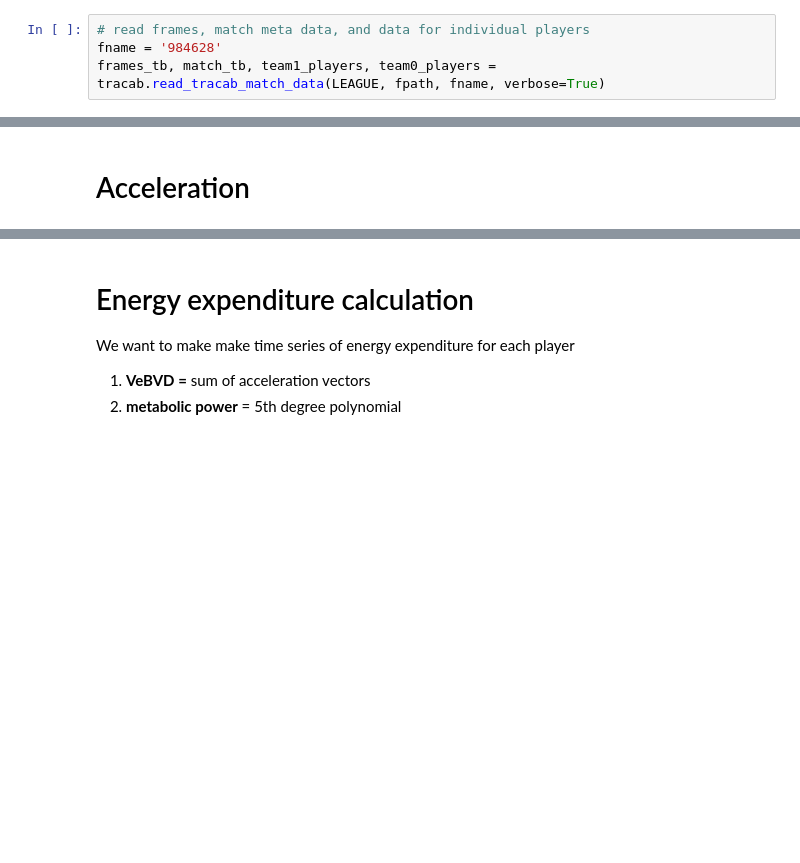
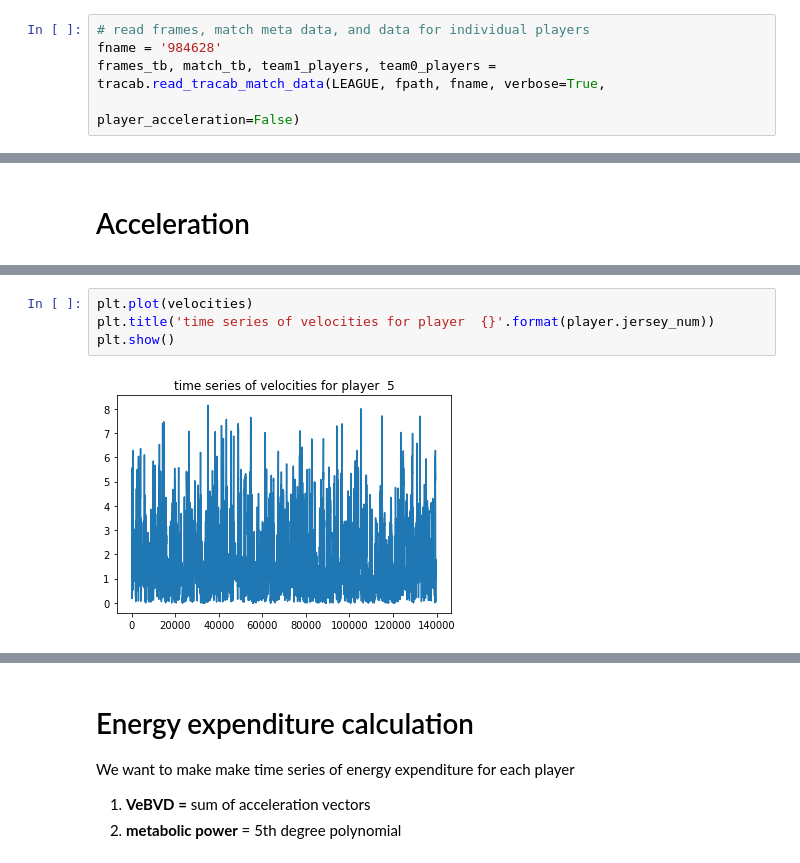
Before and after one commit to Jbalkan/SoccerTrackingData3, a Jupyter notebook: 2_energy_expenditure.ipynb, the cells around one changed output, grey strips where cells are left out. Saved outputs shown, nothing was run; the diff lists cells and outputs as text; blank space fills up the shorter version.

```diff
--- a/2_energy_expenditure.ipynb
+++ b/2_energy_expenditure.ipynb
@@ -27,7 +29,8 @@ LEAGUE = 'DSL'
 # %%
 # read frames, match meta data, and data for individual players
 fname = '984628'
-frames_tb, match_tb, team1_players, team0_players = tracab.read_tracab_match_data(LEAGUE, fpath, fname, verbose=True)
+frames_tb, match_tb, team1_players, team0_players = tracab.read_tracab_match_data(LEAGUE, fpath, fname, verbose=True,
+                                                                                    player_acceleration=False)
 # %% [output]
 Reading match metadata
 Reading match tracking data
@@ -77,0 +120,6 @@ accelerations = helpers.get_all_values(player, 'ax')
+# %%
+plt.plot(velocities)
+plt.title('time series of velocities for player  {}'.format(player.jersey_num))
+plt.show()
+# %% [output]
+[figure, added]
```
Also changed, not shown: parts of 40 cells of this notebook, 6 other files.
